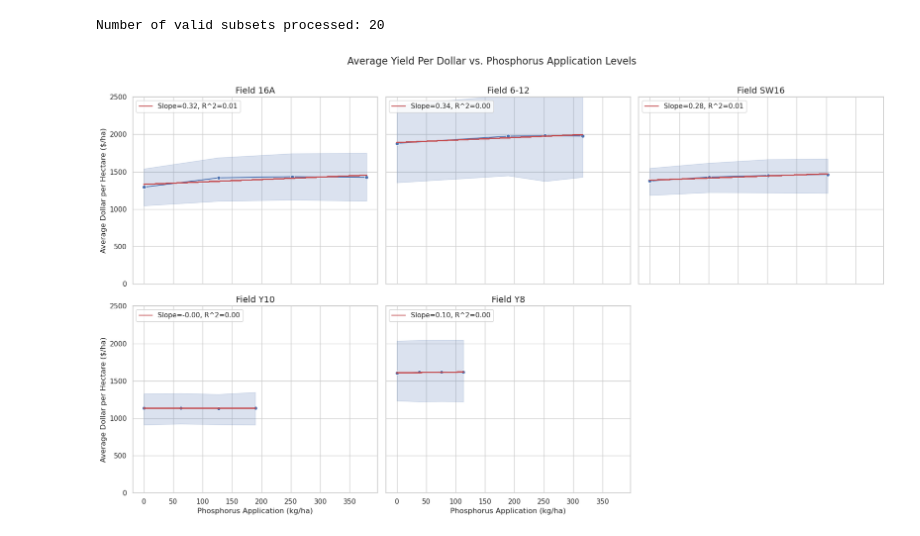
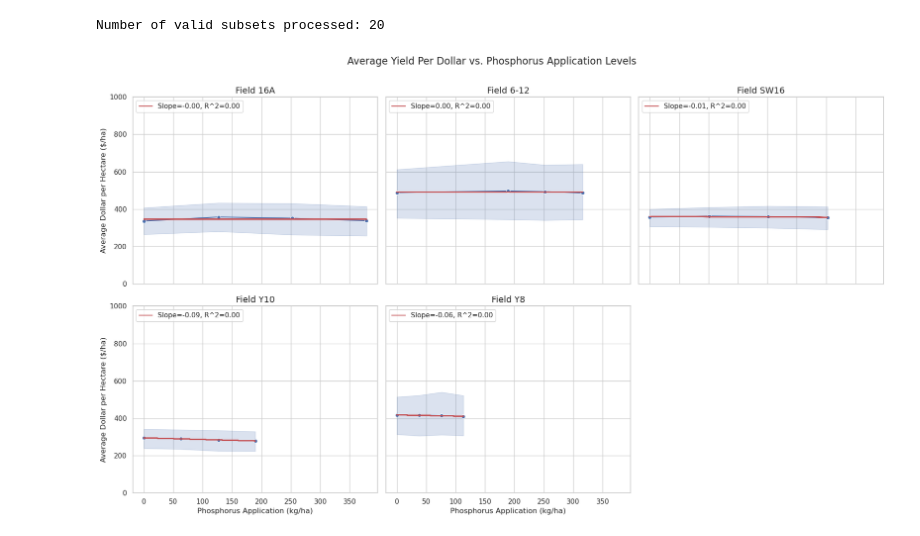
Before and after one commit to bo-maxwell-stevens/temple-phosphorus, a Jupyter notebook: 07_plotting_full_scinet_rf_output_zones.ipynb, the cells around one changed output. Drawn from its saved outputs; the diff is of its cells as text; code cells hidden in the pictures.

```diff
--- a/07_plotting_full_scinet_rf_output_zones.ipynb
+++ b/07_plotting_full_scinet_rf_output_zones.ipynb
@@ -816,7 +816,7 @@ def map_treatment(row):
 # Apply the function to the DataFrame to get the Treatment column
 plotting_df['Treatment'] = plotting_df.apply(map_treatment, axis=1)
 # %%
-plotting_df['dollars_per_ha'] = plotting_df['y']*0.77 # kg/ha * $/kg = $/ha
+plotting_df['dollars_per_ha'] = plotting_df['y']*0.20 # kg/ha * $/kg = $/ha
 
 # Create a function to compute yield increase per dollar
 def compute_dollar_per_acre(row):
@@ -876,32 +876,32 @@ for index, field in enumerate(fields):
     field_df = plotting_df[plotting_df['field'] == field].copy()
 
     # Plotting the line plot for the current field
     sns.lineplot(x='x_metric', y='dollars_per_ha_minus_cost', data=field_df, ax=axes_flat[index], marker='o')
 
     # Compute regression statistics
     slope, intercept, r_value, p_value, std_err = linregress(field_df['x_metric'], field_df['dollars_per_ha_minus_cost'])
     axes_flat[index].plot(field_df['x_metric'], intercept + slope*field_df['x_metric'], 'r', label=f'Slope={slope:.2f}, R^2={r_value**2:.2f}')
 
     # Set title for each subplot
     axes_flat[index].set_title(f'Field {field}', fontsize=14)
 
     # Display the legend for the current field's subplot
     axes_flat[index].legend(loc='upper left')
 
     # Set x and y labels for the first subplot only
     if index == 0 or index == 3:
         axes_flat[index].set_ylabel('Average Dollar per Hectare ($/ha)', fontsize=12)
     else:
         axes_flat[index].set_ylabel('')
 
     axes_flat[index].set_xlabel('Phosphorus Application (kg/ha)', fontsize=12)
-    axes_flat[index].set_ylim(0, 2500)
+    axes_flat[index].set_ylim(0, 1000)
 
 # Remove the plot from the last subplot (making it empty)
 axes_flat[-1].axis('off')
 
 plt.tight_layout()
 plt.suptitle('Average Yield Per Dollar vs. Phosphorus Application Levels', fontsize=16, y=1.05)
 plt.savefig('Output/Figures/Economics_rf_total_revenue.jpg', bbox_inches = 'tight', dpi = 300)
 # %% [output]
-[figure, old version]
+[figure, new version]
```
Also changed, not shown: 3 other files.
